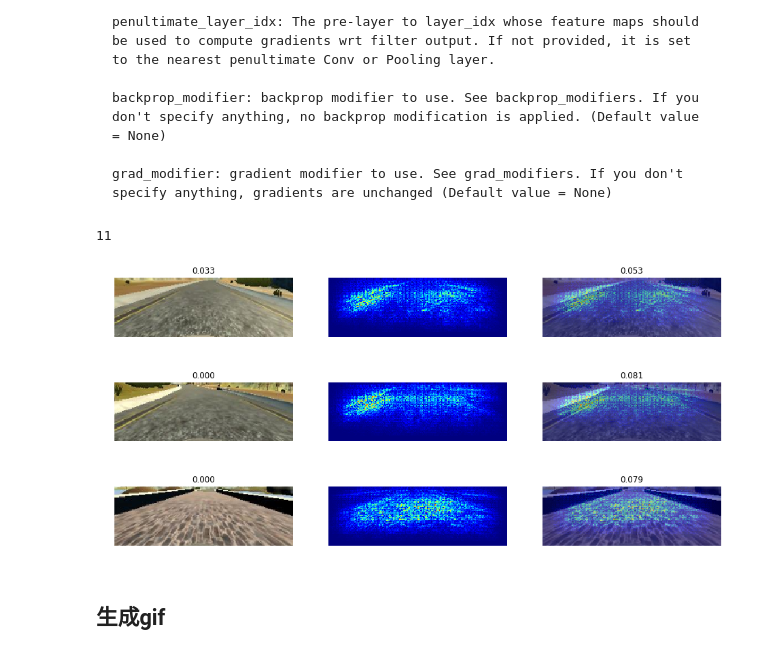
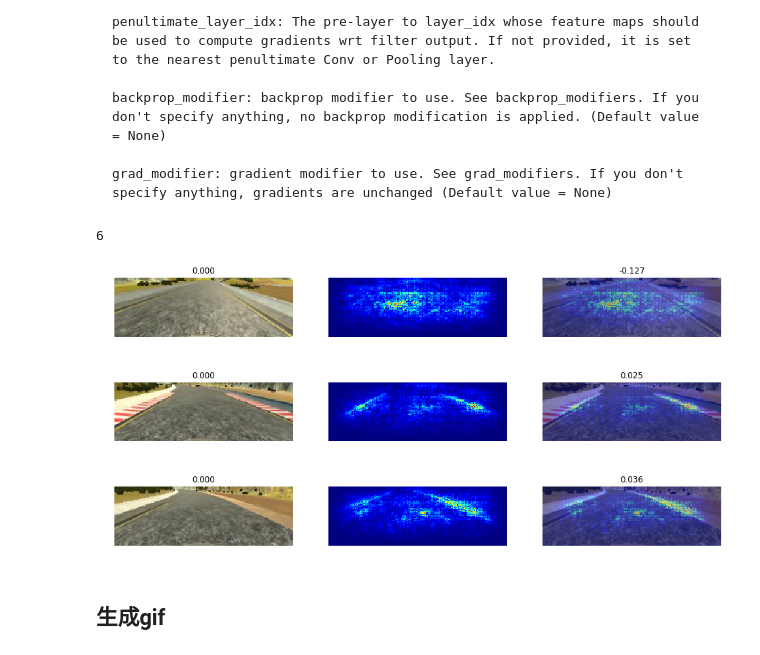
Before and after one commit to zhangbincheng1997/car_end2end, a Jupyter notebook: train/train.ipynb, the cells around one changed output. Drawn from its saved outputs; the diff is of its cells as text; code cells hidden in the pictures.

```diff
--- a/train/train.ipynb
+++ b/train/train.ipynb
@@ -127,15 +129,21 @@ import imgaug as ia
 from imgaug import augmenters as iaa
 
 ia.seed(1)
-sometime = lambda aug: iaa.Sometimes(0.3, aug)
+
+
+def sometime(aug): return iaa.Sometimes(0.3, aug)
+
+
 sequence = iaa.Sequential([
     sometime(iaa.GaussianBlur((0, 1.5))),
     sometime(iaa.Sharpen(alpha=(0, 1.0), lightness=(0.75, 1.5))),
-    sometime(iaa.AdditiveGaussianNoise(loc=0, scale=(0.0, 3.), per_channel=0.5)),
+    sometime(iaa.AdditiveGaussianNoise(
+        loc=0, scale=(0.0, 3.), per_channel=0.5)),
     sometime(iaa.Dropout((0.0, 0.1))),
-    sometime(iaa.CoarseDropout((0.10, 0.30), size_percent=(0.02, 0.05), per_channel=0.2)),
+    sometime(iaa.CoarseDropout((0.10, 0.30),
+                               size_percent=(0.02, 0.05), per_channel=0.2)),
     sometime(iaa.Add((-10, 10), per_channel=0.5)),
-    ],
+],
     random_order=True
 )
 
@@ -344 +355,5 @@ model.load_weights('model/model.h5')
+# %%
+from keras.models import load_model
+
+model = load_model('model/model.h5')
 # %%
@@ -385,43 +400,43 @@ from vis.visualization import visualize_saliency, overlay
 from vis.utils import utils
 import matplotlib.cm as cm
 # %%
-layer_idx = utils.find_layer_idx(model, 'predictions')
+layer_idx = utils.find_layer_idx(model, 'conv2d_5')
 layer_idx
 # %% [output]
-11
+6
 # %%
-plt.figure(figsize = (16, 8))
+plt.figure(figsize=(16, 8))
 
 for i in range(3):
     index = np.random.randint(0, len(data))
     image = process('../' + data['center'][index])
     steer = data['steering'][index]
 
     # 预测角度
     x = np.expand_dims(image, axis=0)
     pred = model.predict(x)[0][0]
 
     # 可视化
-    grads = visualize_saliency(model, layer_idx=6, filter_indices=None,
-                        seed_input=image, backprop_modifier='guided')
+    grads = visualize_saliency(model, layer_idx=layer_idx, filter_indices=None,
+                               seed_input=image, backprop_modifier='guided')
     jet_heatmap = np.uint8(cm.jet(grads)[..., :3] * 255)
 
     # 原始图
     plt.subplot(3, 3, 3*i + 1)
     plt.imshow(image, cmap='gray')
     plt.title('%.3f' % steer)
     plt.axis('off')
     # 热力图
     plt.subplot(3, 3, 3*i + 2)
     plt.imshow(jet_heatmap)
     plt.axis('off')
     # 叠加图
     plt.subplot(3, 3, 3*i + 3)
     plt.imshow(overlay(jet_heatmap, image))
     plt.title('%.3f' % pred)
     plt.axis('off')
 # %% [output]
-[figure, old version]
+[figure, new version]
 # %% [markdown]
 ## 生成gif
 # %%
```
Also changed, not shown: parts of 16 cells of this notebook, 36 other files.
